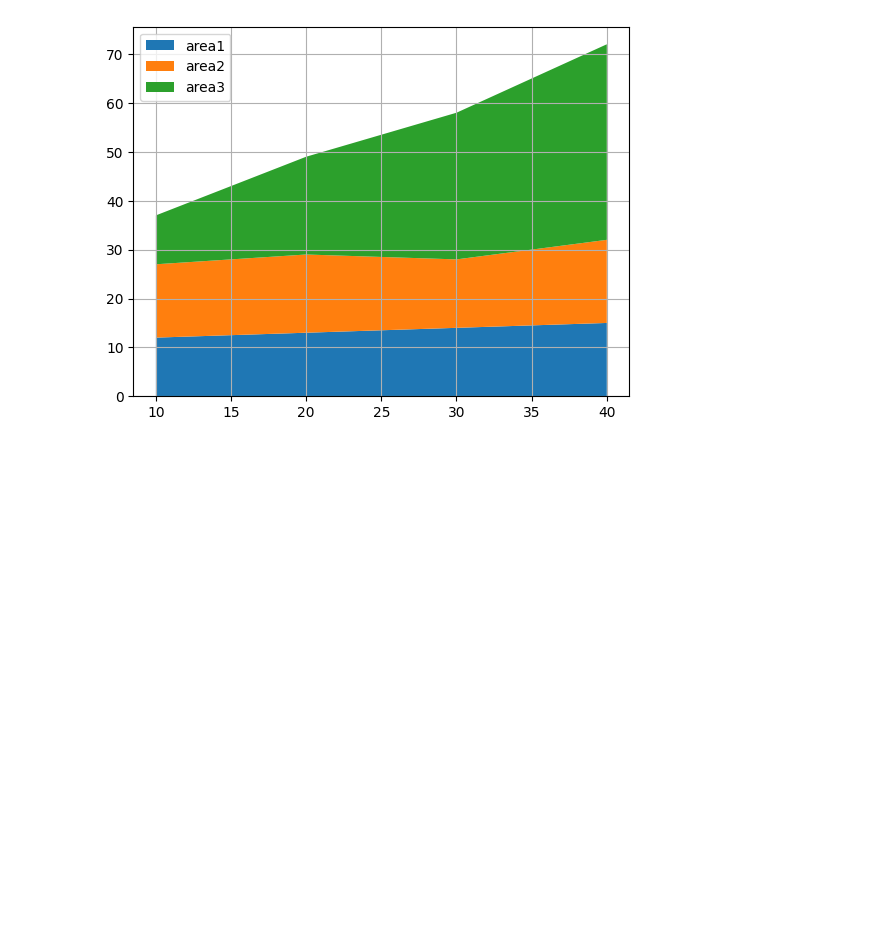
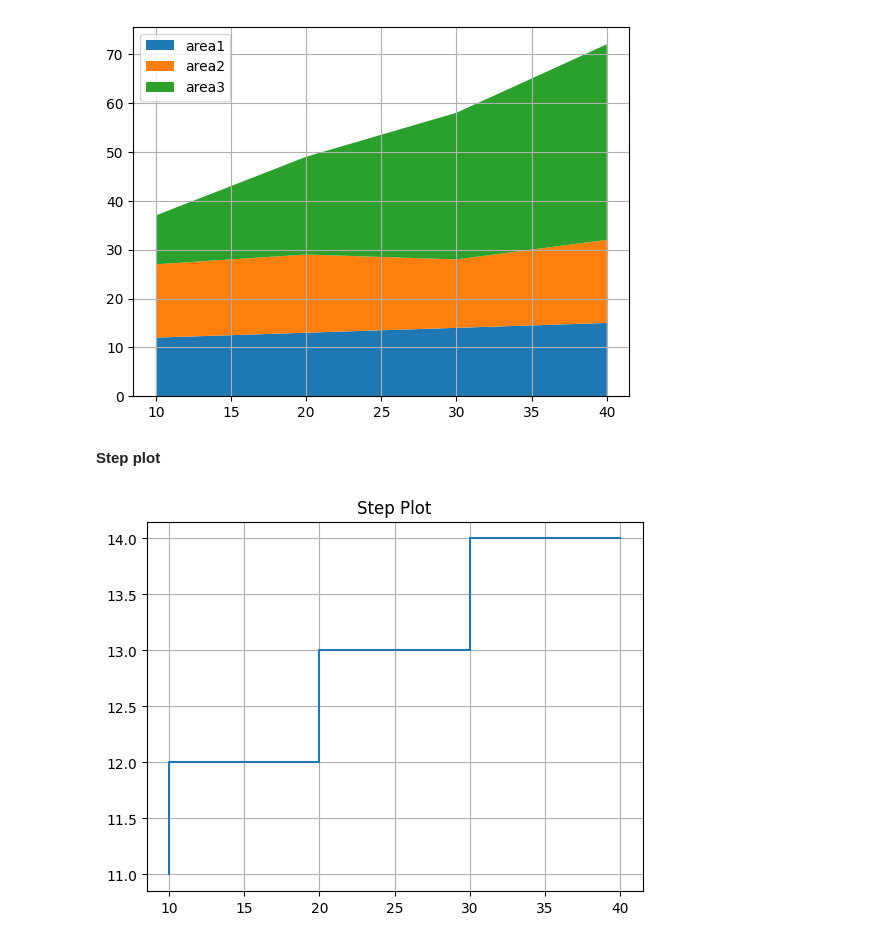
Before and after one commit to NishmthaM/matplotlib_python, a Jupyter notebook: Matplotlib.ipynb, the cells around one changed output. Saved outputs shown, nothing was run; the diff lists cells and outputs as text; code cells hidden in the pictures; blank space fills up the shorter version.

```diff
--- a/Matplotlib.ipynb
+++ b/Matplotlib.ipynb
@@ -641,3 +641,19 @@ plt.grid()
 plt.show()
 # %% [output]
 [figure]
+# %% [markdown]
+**Step plot**
+# %%
+# step plot
+
+import matplotlib.pyplot as plt
+
+x=[10,20,30,40]
+y=[11,12,13,14]
+
+plt.step(x,y)
+plt.title("Step Plot")
+plt.grid()
+plt.show()
+# %% [output]
+[figure, added]
```
